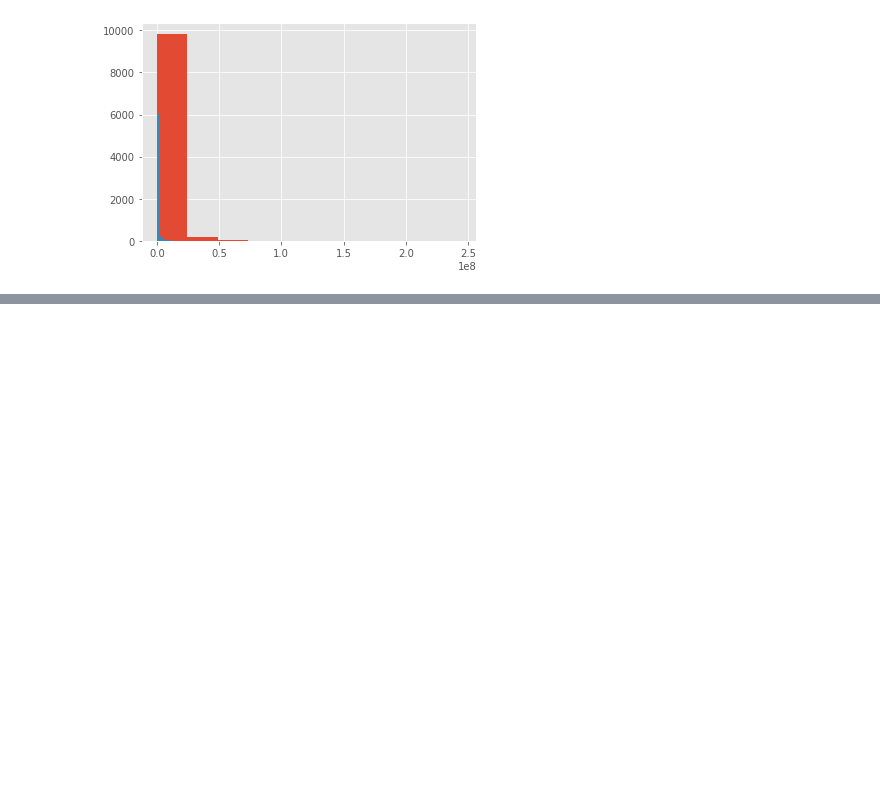
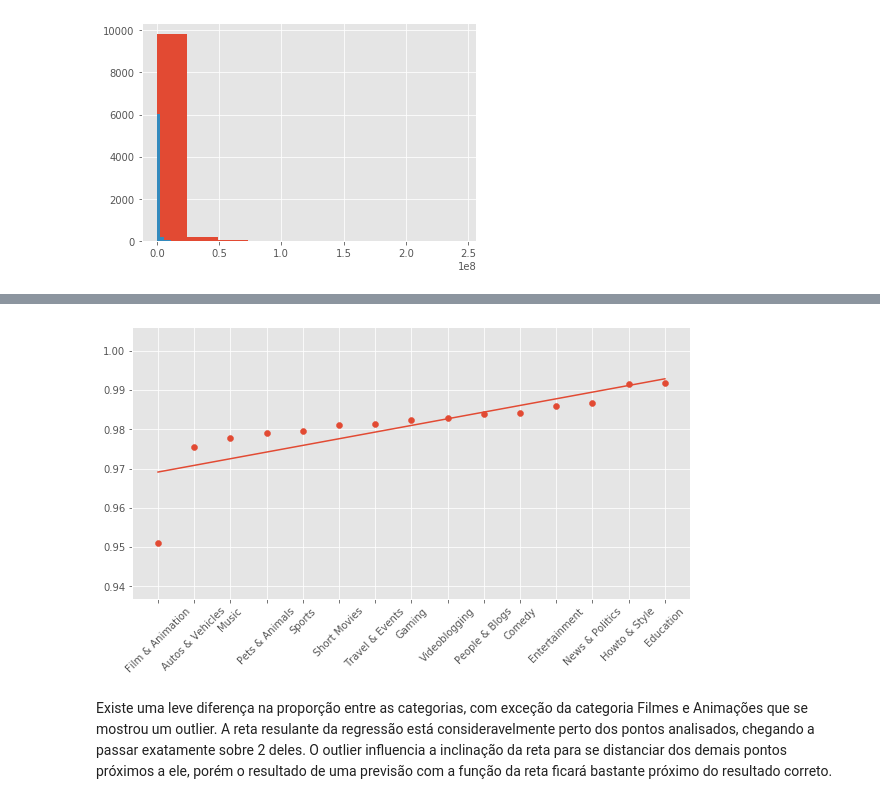
Before and after one commit to caiocaldeira3/ytdaily, a Jupyter notebook: ytdaily.ipynb, the cells around one changed output, grey strips where cells are left out. Cells and saved outputs as stored; diff of their text form; code cells hidden in the pictures; blank space fills up the shorter version.

Commit message:
Regression
Added regression

```diff
--- a/ytdaily.ipynb
+++ b/ytdaily.ipynb
@@ -363,0 +446,16 @@ plt.show()
+# %%
+dupla = sorted(zip(dk['categoryId'], like_ratio), key=lambda x:x[1])
+tripla = pd.DataFrame(dupla)
+categoria = cat.iloc[tripla.index]['Category']
+
+#Regressão
+reg = LinearRegression().fit(np.reshape(tripla.index, (-1, 1)), tripla[1])
+plt.figure(figsize=(10,5))
+plt.scatter(tripla.index, tripla[1])
+plt.plot(tripla.index, reg.predict(np.reshape(tripla.index, (-1, 1))))
+plt.xticks(tripla.index, categoria, rotation = 45)
+plt.show()
+# %% [output]
+[figure, added]
+# %% [markdown]
+Existe uma leve diferença na proporção entre as categorias, com exceção da categoria Filmes e Animações que se mostrou um outlier. A reta resulante da regressão está consideravelmente perto dos pontos analisados, chegando a passar exatamente sobre 2 deles. O outlier influencia a inclinação da reta para se distanciar dos demais pontos próximos a ele, porém o resultado de uma previsão com a função da reta ficará bastante próximo do resultado correto.
```
Also changed, not shown: parts of 19 cells of this notebook.
